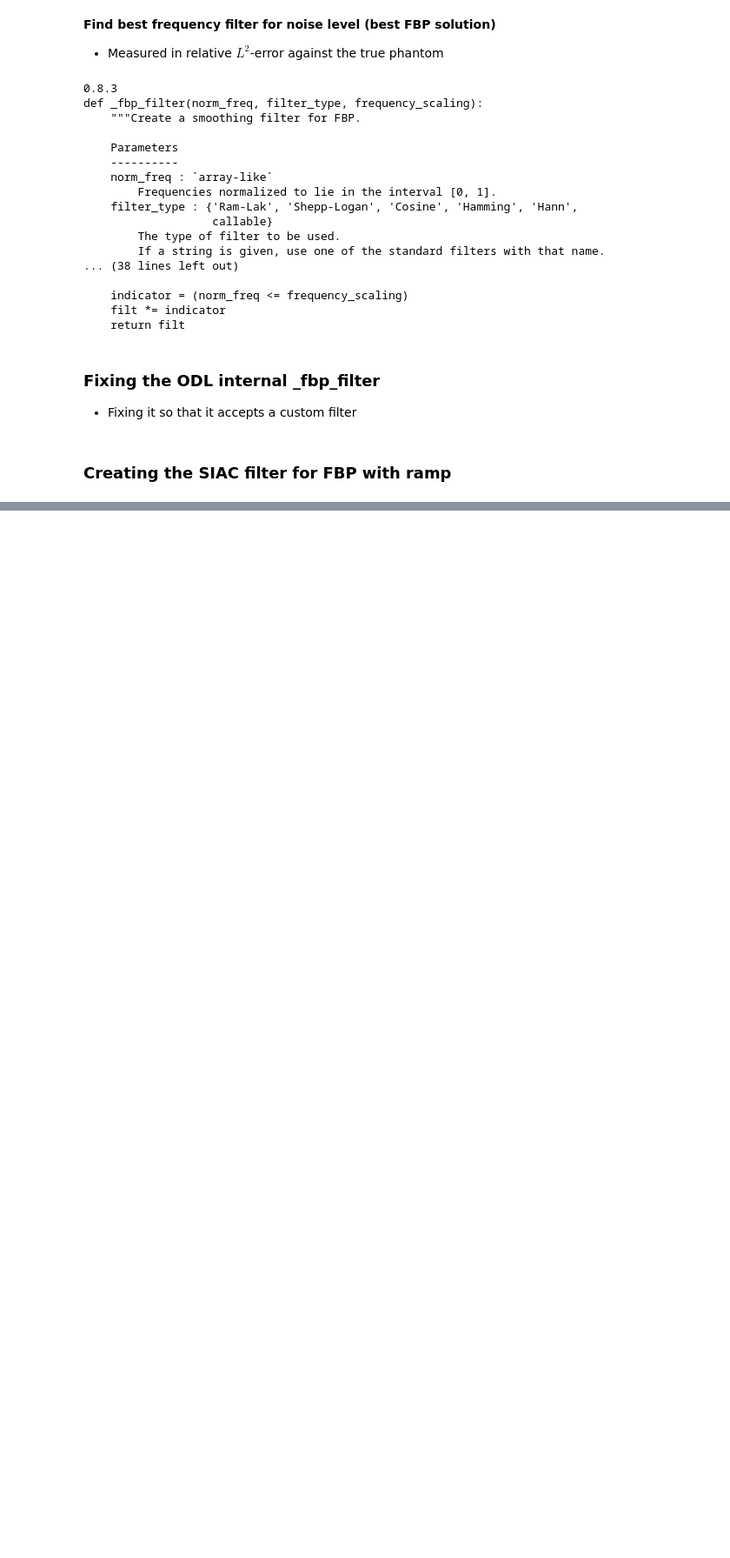
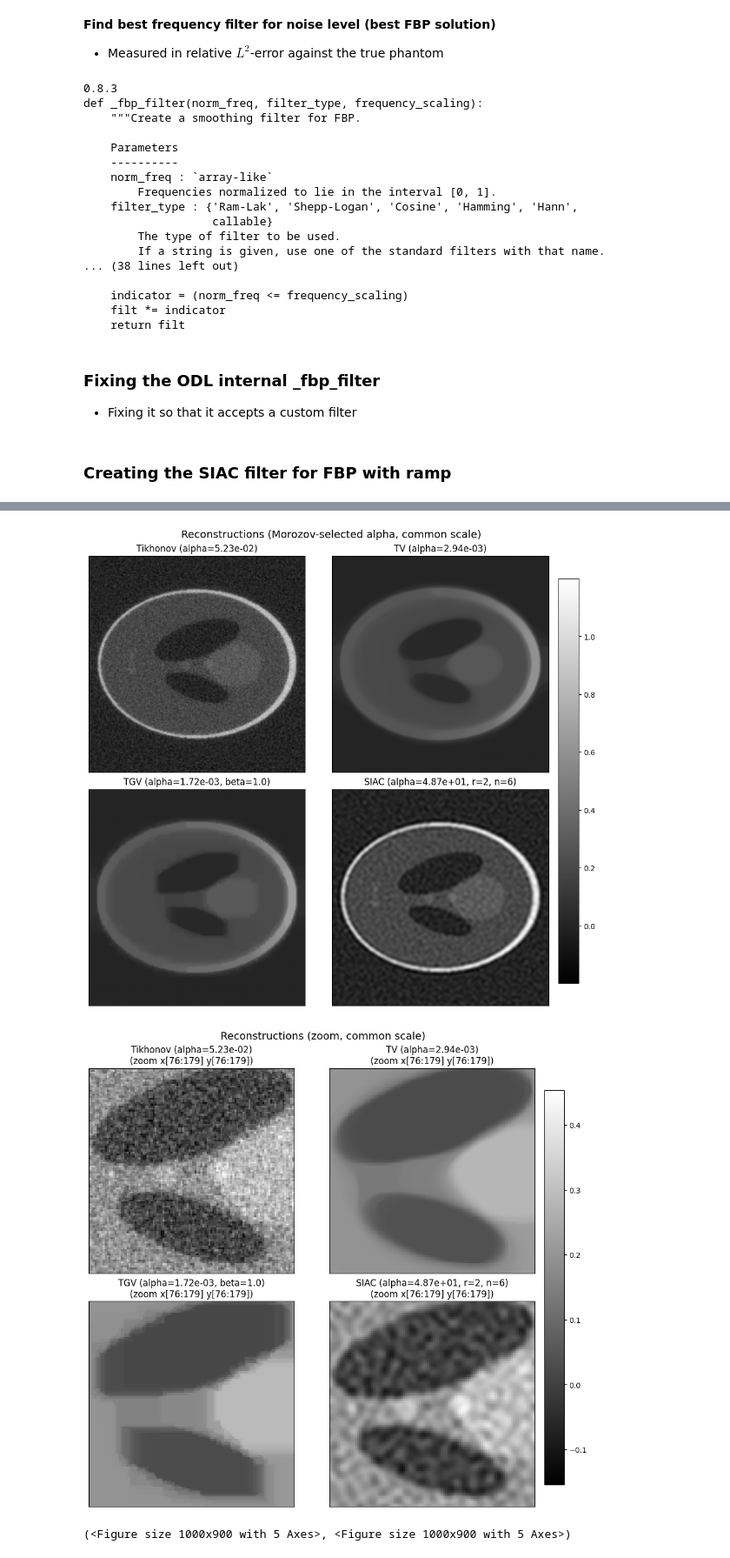
Before and after one commit to AdamHopkinss/SIAC-CT-Reconstruction, a Jupyter notebook: notebooks/SIAC_regularization.ipynb, the cells around one changed output, grey strips where cells are left out. Shown at 87% size. Drawn from its saved outputs; the diff is of its cells as text; code cells hidden in the pictures; blank space fills up the shorter version.

```diff
--- a/notebooks/SIAC_regularization.ipynb
+++ b/notebooks/SIAC_regularization.ipynb
@@ -224,0 +414,27 @@ plt.show()  # to not get duplicated plots for the last one
+# %%
+import time
+
+space = A.domain
+
+# SIAC
+t0 = time.perf_counter()
+x_siac = solve_siac(A, data, alpha=alpha_siac,
+                    moments=moments, BSorder=BSorder, niter=200)
+t_siac = time.perf_counter() - t0
+
+# Tikhonov
+t0 = time.perf_counter()
+x_tik = solve_tikhonov(A, data, alpha=alpha_tik, niter=200)
+t_tik = time.perf_counter() - t0
+
+# TV
+t0 = time.perf_counter()
+x_tv = solve_tv(A, data, alpha=alpha_tv, niter=5000)
+t_tv = time.perf_counter() - t0
+
+# TGV2: keep full state (x, y)
+t0 = time.perf_counter()
+x_tgv_state = solve_tgv2(A, data, alpha=alpha_tgv, niter=5000)
+t_tgv = time.perf_counter() - t0
+
+x_tgv = x_tgv_state[0]
@@ -224,0 +446,19 @@ plt.show()  # to not get duplicated plots for the last one
+# %%
+recons = [x_tik, x_tv, x_tgv, x_siac]
+titles = [
+    f"Tikhonov (alpha={alpha_tik:.2e})",
+    f"TV (alpha={alpha_tv:.2e})",
+    f"TGV (alpha={alpha_tgv:.2e}, beta=1.0)",
+    f"SIAC (alpha={alpha_siac:.2e}, r={moments}, n={BSorder})",
+]
+
+plot_recon_grid_2x2_with_zoom(
+    recons, titles,
+    suptitle_full="Reconstructions (Morozov-selected alpha, common scale)",
+    suptitle_zoom="Reconstructions (zoom, common scale)",
+    zoom_frac=(0.30, 0.70, 0.30, 0.70),
+)
+# %% [output]
+[figure, added]
+[figure, added]
+(<Figure size 1000x900 with 5 Axes>, <Figure size 1000x900 with 5 Axes>)
```
Also changed, not shown: parts of 13 cells of this notebook, 3 other files.
